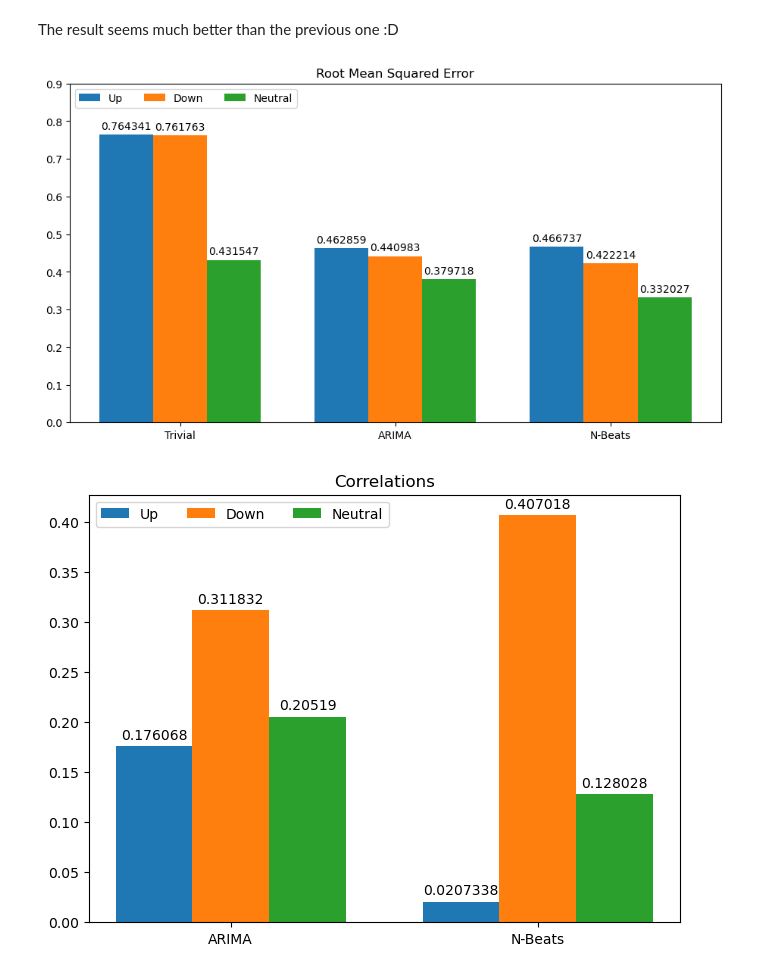
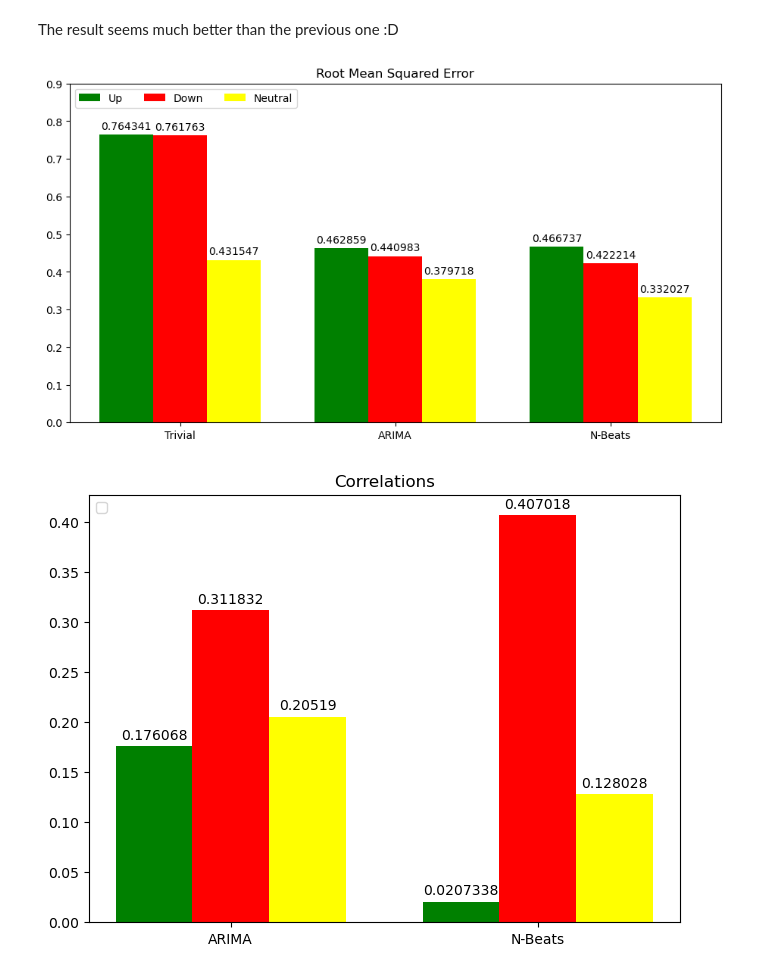
Before and after one commit to wwboy6/dl-btc-bnb, a Jupyter notebook: 10-pof-mutliplemodel.ipynb, the cells around one changed output. Cells and saved outputs as stored; diff of their text form; code cells hidden in the pictures.

Commit message:
chore: 09 change chart color

```diff
--- a/10-pof-mutliplemodel.ipynb
+++ b/10-pof-mutliplemodel.ipynb
@@ -382,37 +382,37 @@ The result seems much better than the previous one :D
 # %%
 species = ("Trivial", "ARIMA", "N-Beats")
 rmses = {
-    'Up': [up_rmse0, datasets[0]['rmse1'], datasets[0]['rmse2']],
-    'Down': [down_rmse0, datasets[1]['rmse1'], datasets[1]['rmse2']],
-    'Neutral': [neutral_rmse0, datasets[2]['rmse1'], datasets[2]['rmse2']],
+    'Up': { 'measurement': [up_rmse0, datasets[0]['rmse1'], datasets[0]['rmse2']], 'color': 'green' },
+    'Down': { 'measurement': [down_rmse0, datasets[1]['rmse1'], datasets[1]['rmse2']], 'color': 'red' },
+    'Neutral': { 'measurement': [neutral_rmse0, datasets[2]['rmse1'], datasets[2]['rmse2']], 'color': 'yellow' },
 }
 
 x = np.arange(len(species))  # the label locations
 width = 0.25  # the width of the bars
 multiplier = 0
 
 fig, ax = plt.subplots(layout='constrained', figsize=(9, 5))
 
-for attribute, measurement in rmses.items():
+for attribute, info in rmses.items():
     offset = width * multiplier
-    rects = ax.bar(x + offset, measurement, width, label=attribute)
+    rects = ax.bar(x + offset, info['measurement'], width, label=attribute, color=info['color'])
     ax.bar_label(rects, padding=3)
     multiplier += 1
 
 # Add some text for labels, title and custom x-axis tick labels, etc.
 ax.set_title('Root Mean Squared Error')
 ax.set_xticks(x + width, species)
 ax.set_ylim(0, 0.9)
 ax.legend(loc='upper left', ncols=3)
 plt.show()
 # %% [output]
-[figure, old version]
+[figure, new version]
 # %%
 species = ("ARIMA", "N-Beats")
 rmses = {
-    'Up': [datasets[0]['corr1'], datasets[0]['corr2']],
-    'Down': [datasets[1]['corr1'], datasets[1]['corr2']],
-    'Neutral': [datasets[2]['corr1'], datasets[2]['corr2']],
+    'Up': { 'measurement': [datasets[0]['corr1'], datasets[0]['corr2']], 'color': 'green' },
+    'Down': { 'measurement': [datasets[1]['corr1'], datasets[1]['corr2']], 'color': 'red' },
+    'Neutral': { 'measurement': [datasets[2]['corr1'], datasets[2]['corr2']], 'color': 'yellow' }
 }
 
 x = np.arange(len(species))  # the label locations
@@ -421,9 +421,9 @@ multiplier = 0
 
 fig, ax = plt.subplots(layout='constrained')
 
-for attribute, measurement in rmses.items():
+for attribute, info in rmses.items():
     offset = width * multiplier
-    rects = ax.bar(x + offset, measurement, width, label=attribute)
+    rects = ax.bar(x + offset, info['measurement'], width, color=info['color'])
     ax.bar_label(rects, padding=3)
     multiplier += 1
 
@@ -433,4 +433,4 @@ ax.set_xticks(x + width, species)
 ax.legend(loc='upper left', ncols=3)
 plt.show()
 # %% [output]
-[figure, old version]
+[figure, new version]
```
